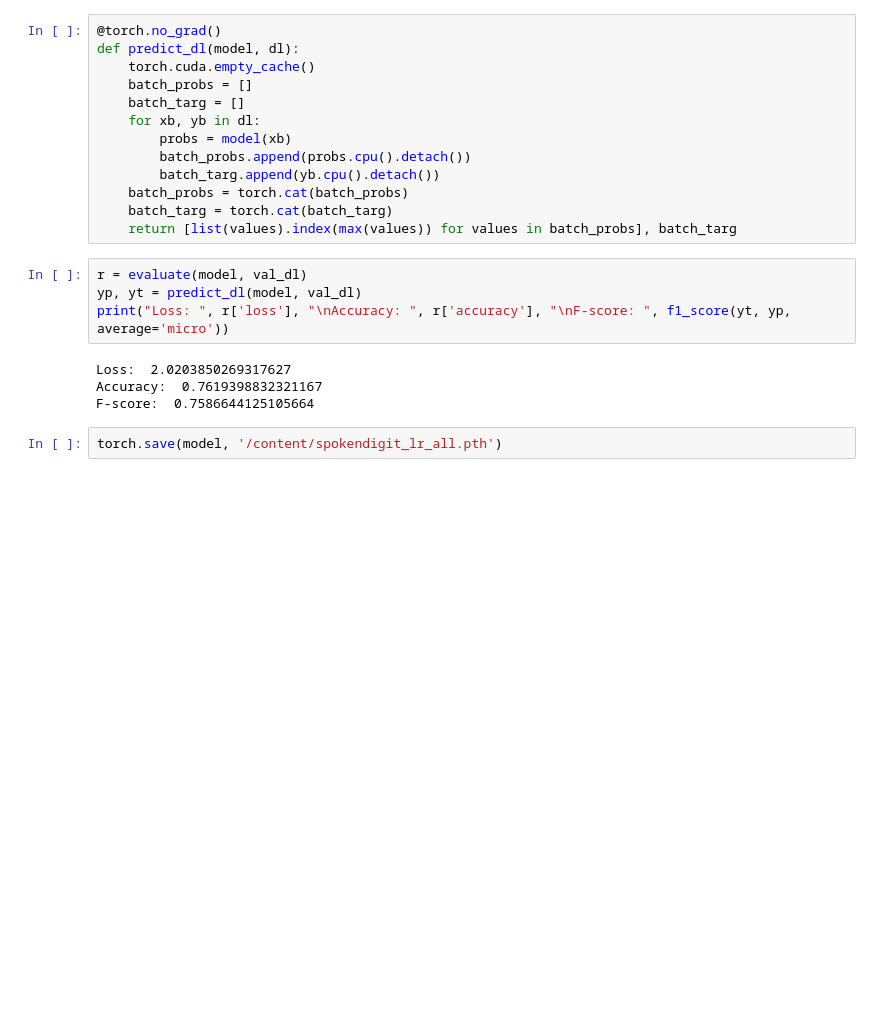
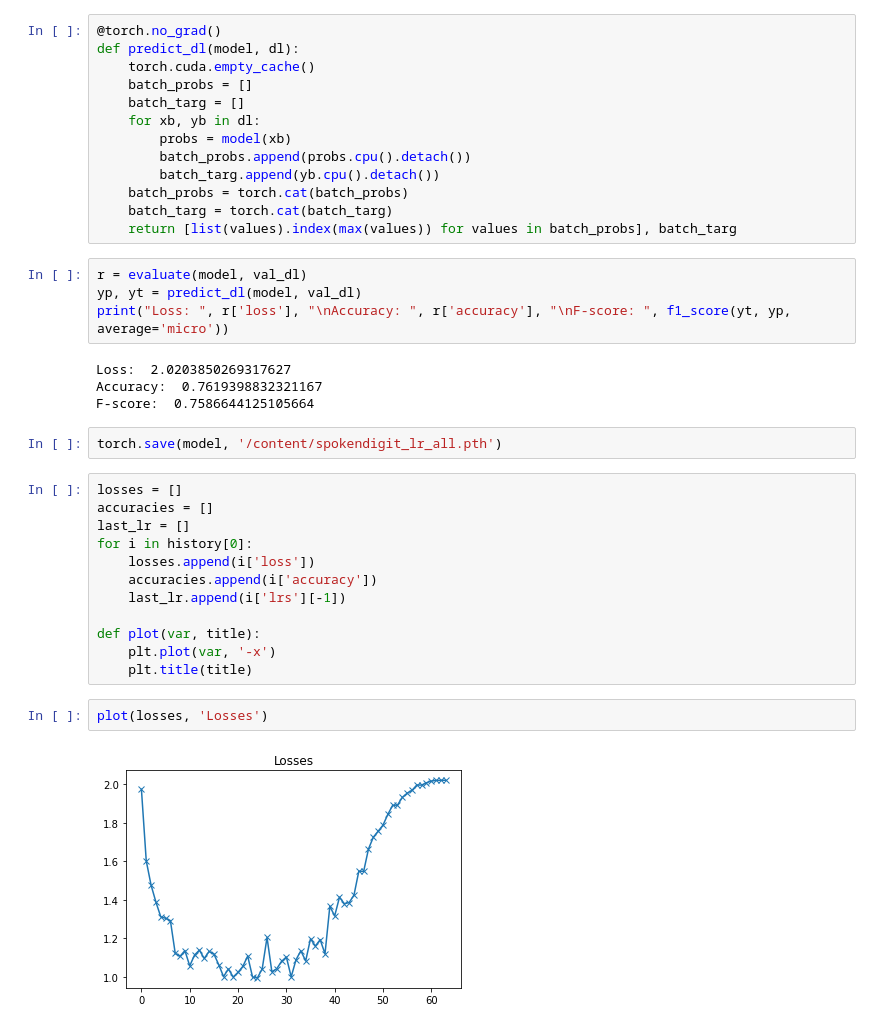
Before and after one commit to AyishaR/Spokendigit, a Jupyter notebook: Spokendigit_Five_features.ipynb, the cells around one changed output. Saved outputs shown, nothing was run; the diff lists cells and outputs as text; blank space fills up the shorter version.

```diff
--- a/Spokendigit_Five_features.ipynb
+++ b/Spokendigit_Five_features.ipynb
@@ -202,3 +202,19 @@ Accuracy:  0.7619398832321167
 F-score:  0.7586644125105664
 # %%
 torch.save(model, '/content/spokendigit_lr_all.pth')
+# %%
+losses = []
+accuracies = []
+last_lr = []
+for i in history[0]:
+    losses.append(i['loss'])
+    accuracies.append(i['accuracy'])
+    last_lr.append(i['lrs'][-1])
+
+def plot(var, title):
+    plt.plot(var, '-x')
+    plt.title(title)
+# %%
+plot(losses, 'Losses')
+# %% [output]
+[figure, added]
```
Also changed, not shown: parts of 2 cells of this notebook.
